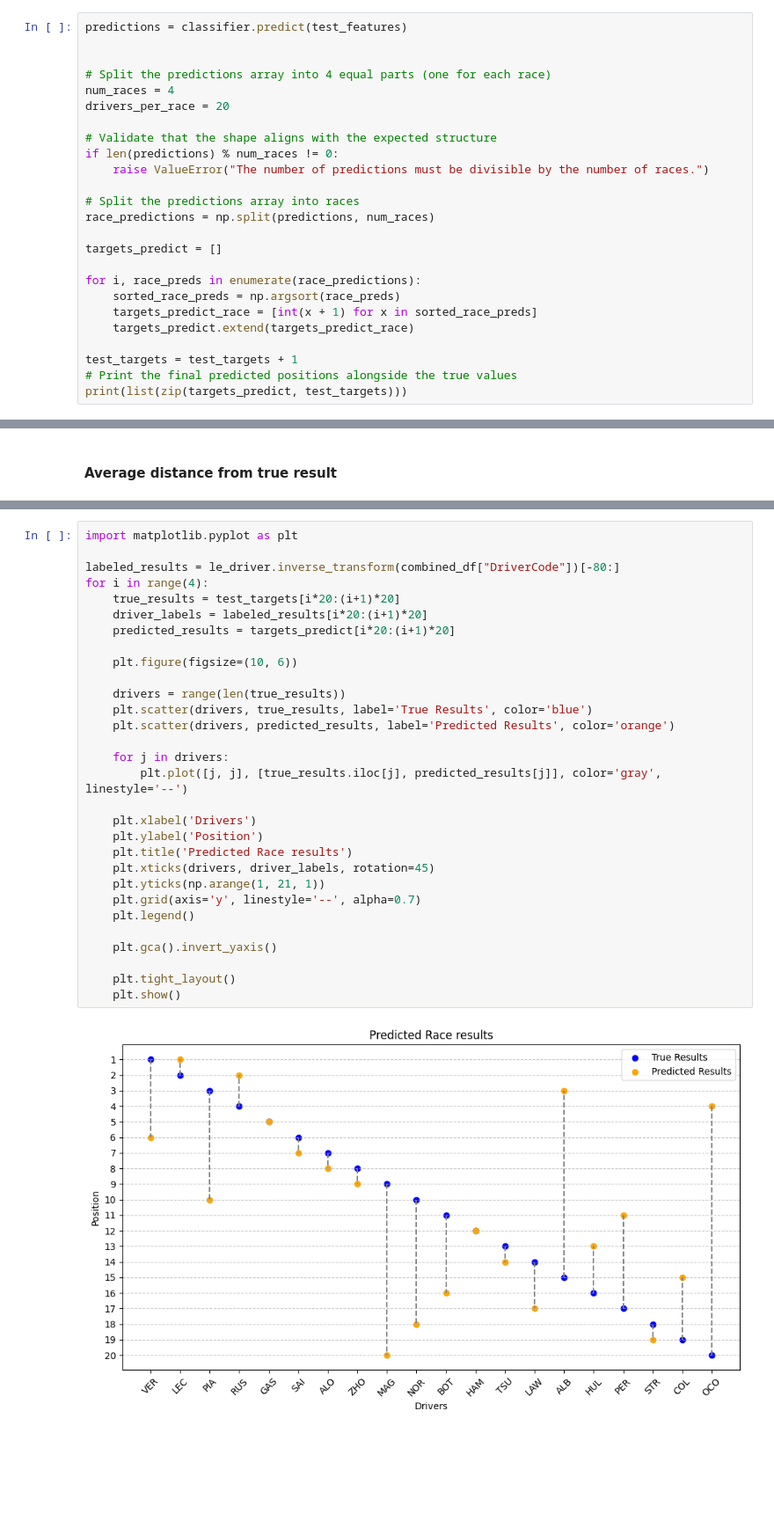
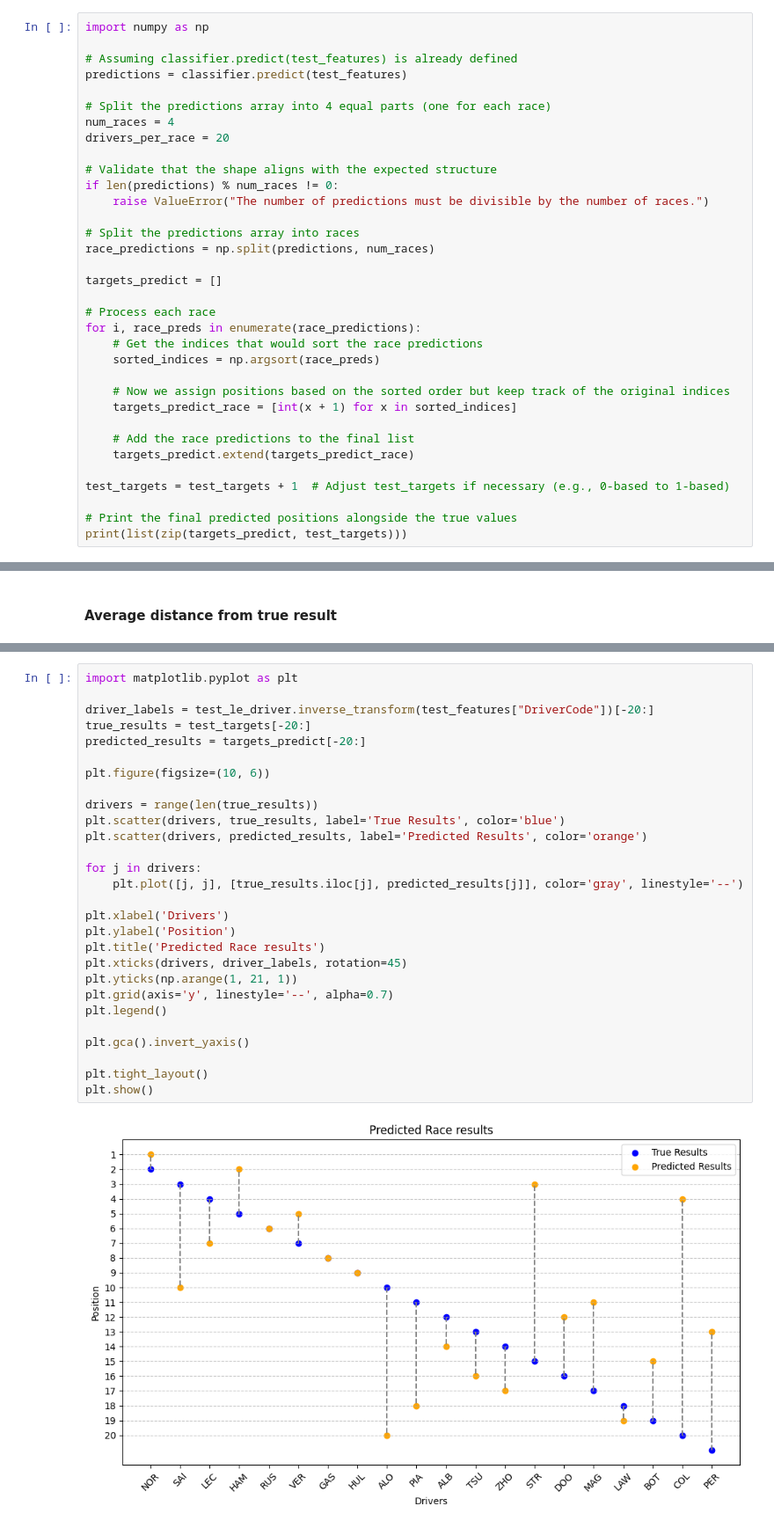
Before and after one commit to JordanEdward02/race_prediction, a Jupyter notebook: race_predictions_v5.ipynb, the cells around one changed output, grey strips where cells are left out. Shown: that part at 88% size. Saved outputs shown, nothing was run; the diff lists cells and outputs as text; blank space fills up the shorter version.

```diff
--- a/race_predictions_v5.ipynb
+++ b/race_predictions_v5.ipynb
@@ -370,6 +362,8 @@ RandomForestClassifier(max_depth=18, min_samples_leaf=5, n_estimators=209)
 # %%
+import numpy as np
+
+# Assuming classifier.predict(test_features) is already defined
 predictions = classifier.predict(test_features)
-
 
 # Split the predictions array into 4 equal parts (one for each race)
 num_races = 4
@@ -384,12 +378,19 @@ race_predictions = np.split(predictions, num_races)
 
 targets_predict = []
 
+# Process each race
 for i, race_preds in enumerate(race_predictions):
-    sorted_race_preds = np.argsort(race_preds)
-    targets_predict_race = [int(x + 1) for x in sorted_race_preds]
+    # Get the indices that would sort the race predictions
+    sorted_indices = np.argsort(race_preds)
+
+    # Now we assign positions based on the sorted order but keep track of the original indices
+    targets_predict_race = [int(x + 1) for x in sorted_indices]
+
+    # Add the race predictions to the final list
     targets_predict.extend(targets_predict_race)
 
-test_targets = test_targets + 1
+test_targets = test_targets + 1  # Adjust test_targets if necessary (e.g., 0-based to 1-based)
+
 # Print the final predicted positions alongside the true values
 print(list(zip(targets_predict, test_targets)))
 # %% [output]
@@ -447,32 +440,30 @@ Average Distance from True Labels: 3.27
 # %%
 import matplotlib.pyplot as plt
 
-labeled_results = le_driver.inverse_transform(combined_df["DriverCode"])[-80:]
-for i in range(4):
-    true_results = test_targets[i*20:(i+1)*20]
-    driver_labels = labeled_results[i*20:(i+1)*20]
-    predicted_results = targets_predict[i*20:(i+1)*20]
+driver_labels = test_le_driver.inverse_transform(test_features["DriverCode"])[-20:]
+true_results = test_targets[-20:]
+predicted_results = targets_predict[-20:]
 
-    plt.figure(figsize=(10, 6))
+plt.figure(figsize=(10, 6))
 
-    drivers = range(len(true_results))
-    plt.scatter(drivers, true_results, label='True Results', color='blue')
-    plt.scatter(drivers, predicted_results, label='Predicted Results', color='orange')
+drivers = range(len(true_results))
+plt.scatter(drivers, true_results, label='True Results', color='blue')
+plt.scatter(drivers, predicted_results, label='Predicted Results', color='orange')
 
-    for j in drivers:
-        plt.plot([j, j], [true_results.iloc[j], predicted_results[j]], color='gray', linestyle='--')
+for j in drivers:
+    plt.plot([j, j], [true_results.iloc[j], predicted_results[j]], color='gray', linestyle='--')
 
-    plt.xlabel('Drivers')
-    plt.ylabel('Position')
-    plt.title('Predicted Race results')
-    plt.xticks(drivers, driver_labels, rotation=45)
-    plt.yticks(np.arange(1, 21, 1))
-    plt.grid(axis='y', linestyle='--', alpha=0.7)
-    plt.legend()
+plt.xlabel('Drivers')
+plt.ylabel('Position')
+plt.title('Predicted Race results')
+plt.xticks(drivers, driver_labels, rotation=45)
+plt.yticks(np.arange(1, 21, 1))
+plt.grid(axis='y', linestyle='--', alpha=0.7)
+plt.legend()
 
-    plt.gca().invert_yaxis()
+plt.gca().invert_yaxis()
 
-    plt.tight_layout()
-    plt.show()
+plt.tight_layout()
+plt.show()
 # %% [output]
-[figure, old version]
+[figure, new version]
```
Also changed, not shown: parts of 18 cells of this notebook, 2 other files.
